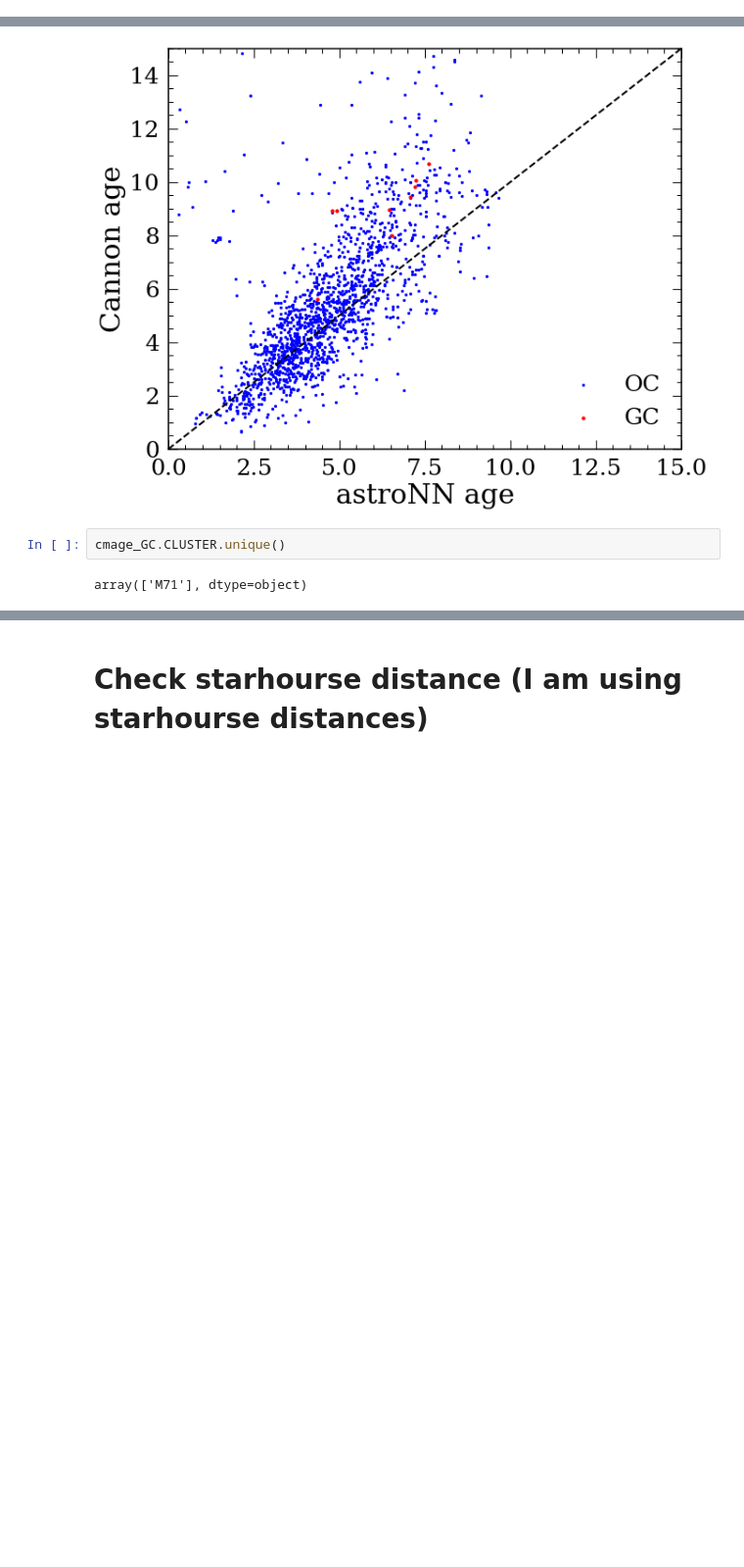
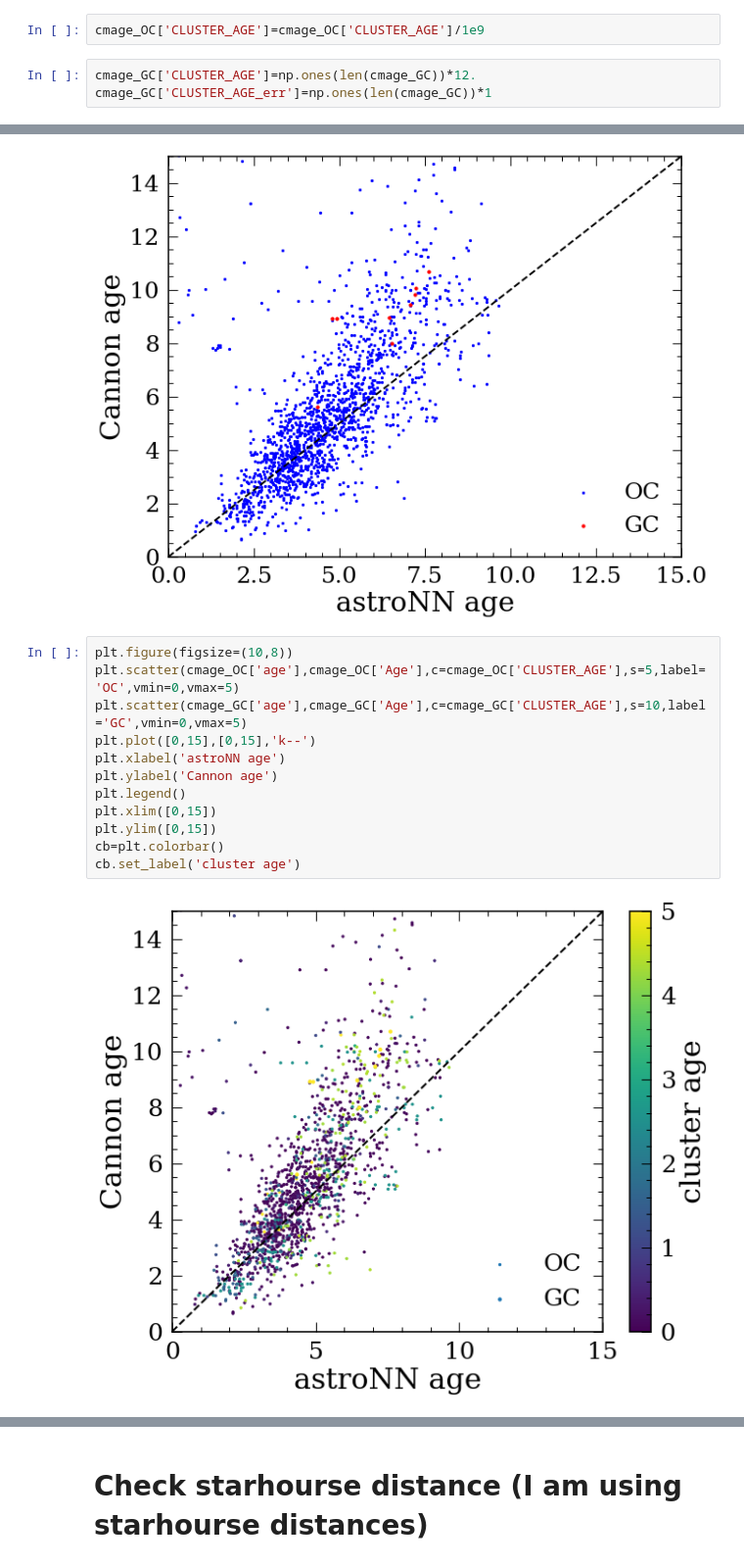
Before and after one commit to lyx12311/HighAlpha, a Jupyter notebook: Dynamics/AddingDynamics.ipynb, the cells around one changed output, grey strips where cells are left out. Shown at 98% size. Saved outputs shown, nothing was run; the diff lists cells and outputs as text; blank space fills up the shorter version.

```diff
--- a/Dynamics/AddingDynamics.ipynb
+++ b/Dynamics/AddingDynamics.ipynb
@@ -57,3 +74,8 @@ cmage_GC=pd.merge(GC,cmage,left_on='APOGEE_ID',right_on='APOGEE_ID',how='inner')
+# %%
+cmage_OC['CLUSTER_AGE']=cmage_OC['CLUSTER_AGE']/1e9
+# %%
+cmage_GC['CLUSTER_AGE']=np.ones(len(cmage_GC))*12.
+cmage_GC['CLUSTER_AGE_err']=np.ones(len(cmage_GC))*1
 # %%
 plt.figure(figsize=(10,8))
 plt.scatter(cmage_OC['age'],cmage_OC['Age'],c='b',s=5,label='OC')
@@ -67,7 +89,17 @@ plt.ylim([0,15])
 # %% [output]
 (0, 15)
 [figure]
-# %%
-cmage_GC.CLUSTER.unique()
-# %% [output]
-array(['M71'], dtype=object)
+# %%
+plt.figure(figsize=(10,8))
+plt.scatter(cmage_OC['age'],cmage_OC['Age'],c=cmage_OC['CLUSTER_AGE'],s=5,label='OC',vmin=0,vmax=5)
+plt.scatter(cmage_GC['age'],cmage_GC['Age'],c=cmage_GC['CLUSTER_AGE'],s=10,label='GC',vmin=0,vmax=5)
+plt.plot([0,15],[0,15],'k--')
+plt.xlabel('astroNN age')
+plt.ylabel('Cannon age')
+plt.legend()
+plt.xlim([0,15])
+plt.ylim([0,15])
+cb=plt.colorbar()
+cb.set_label('cluster age')
+# %% [output]
+[figure, added]
```
Also changed, not shown: parts of 4 cells of this notebook.
